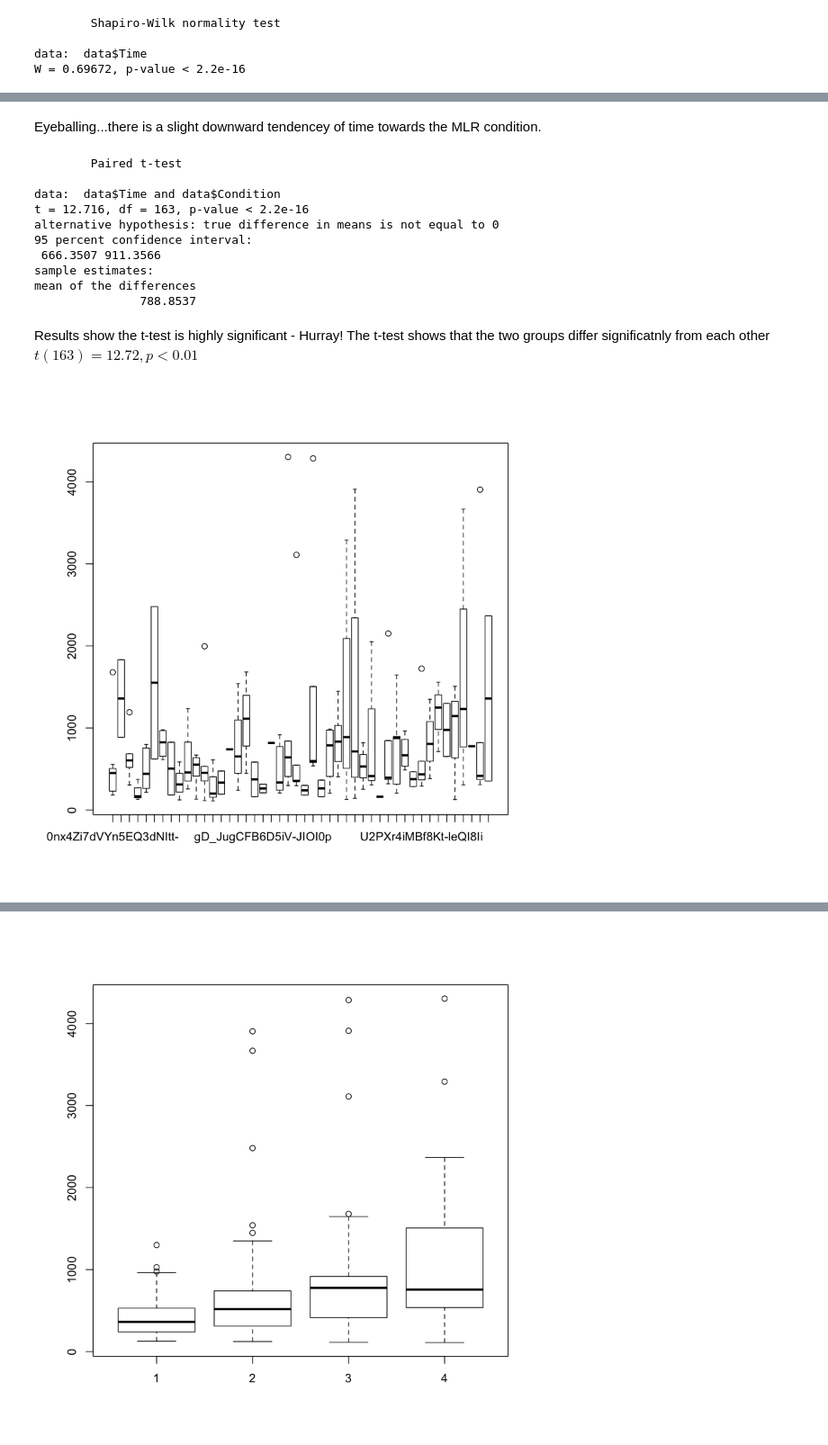
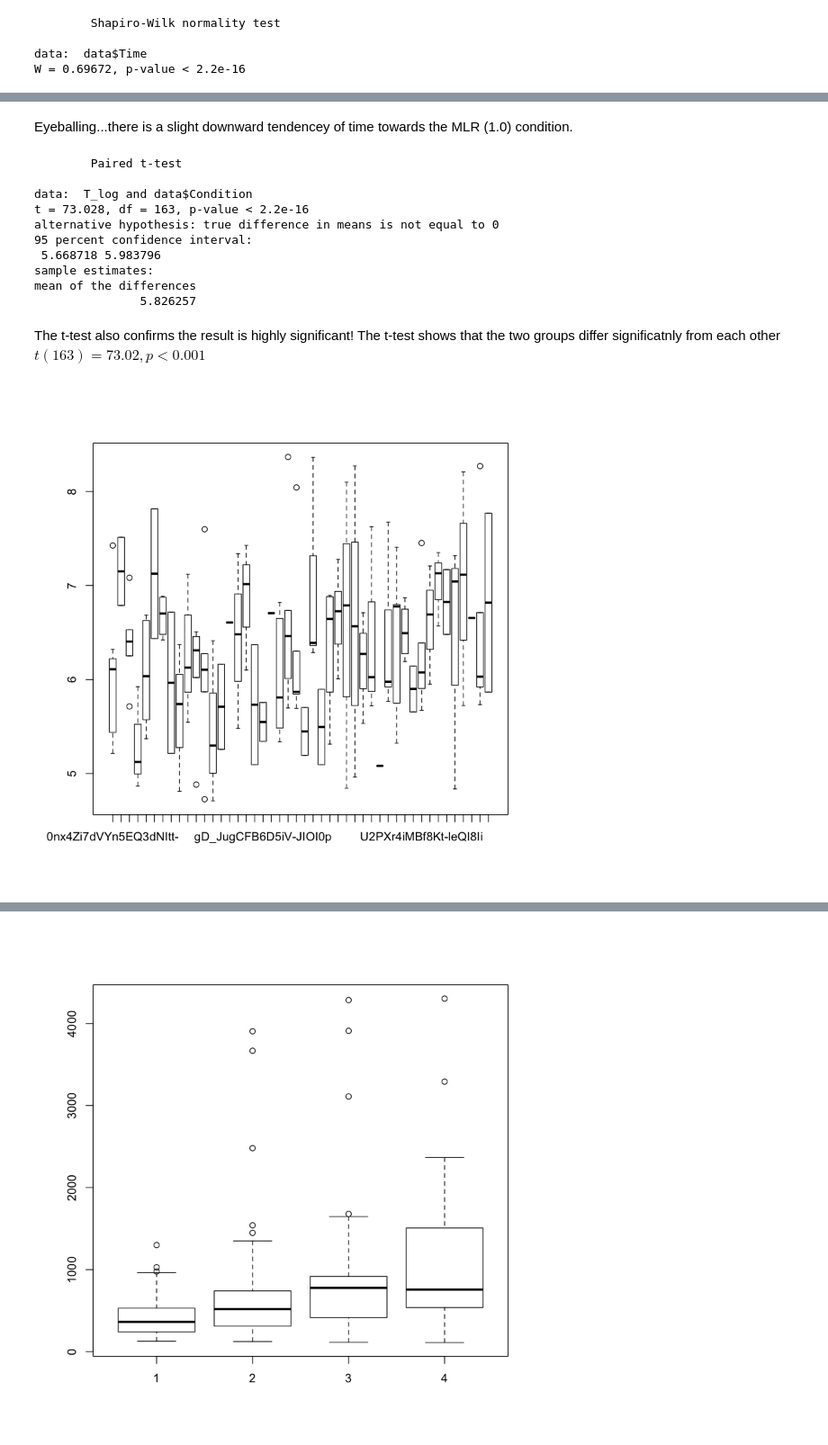
Before and after one commit to h21k/RRUX, a Jupyter notebook: Analysis.ipynb, the cells around one changed output, grey strips where cells are left out. Shown at 90% size. Cells and saved outputs as stored; diff of their text form; code cells hidden in the pictures.

```diff
--- a/Analysis.ipynb
+++ b/Analysis.ipynb
@@ -42,7 +60,7 @@ lapply(requiredPackages, require, character.only = TRUE);
 [1] TRUE
 # %%
 # Importing the data
-data <- read.xls("TimeAnalysis2_1.xlsx", verbose=FALSE, na.strings=c("NA"))
+data <- read.xls("data/TimeAnalysis2_1.xlsx", verbose=FALSE, na.strings=c("NA"))
 # %%
 # quick check on the data
 head(data)
@@ -114,25 +147,26 @@ scatterplot(Time ~ Condition, data=data)
 # %% [markdown]
-Eyeballing...there is a slight downward tendencey of time towards the MLR condition.
+Eyeballing...there is a slight downward tendencey of time towards the MLR (1.0) condition.
 # %%
-# Now the t-test (paired because our within-participants design)
-t.test(data$Time, data$Condition, paired = TRUE, alternative = "two.sided")
+# We also perfomed a t-test (paired because our within-participants design) to
+# check robustness
+t.test(T_log, data$Condition, paired = TRUE, alternative = "two.sided")
 # %% [output]
         Paired t-test
 
-data:  data$Time and data$Condition
-t = 12.716, df = 163, p-value < 2.2e-16
+data:  T_log and data$Condition
+t = 73.028, df = 163, p-value < 2.2e-16
 alternative hypothesis: true difference in means is not equal to 0
 95 percent confidence interval:
- 666.3507 911.3566
+ 5.668718 5.983796
 sample estimates:
 mean of the differences
-               788.8537
+               5.826257
 # %% [markdown]
-Results show the t-test is highly significant - Hurray!
-The t-test shows that the two groups differ significatnly from each other $t(163) = 12.72, p < 0.01$
+The t-test also confirms the result is highly significant!
+The t-test shows that the two groups differ significatnly from each other $t(163) = 73.02, p < 0.001$
 # %%
 # before we carry on, lets have a look if there is a difference of timing in terms of the
 # documents. First the box plot:
-boxplot(data$Time~data$PDF)
+boxplot(T_log~data$PDF)
 # %% [output]
-[figure, old version]
+[figure, new version]
```
Also changed, not shown: parts of 112 cells of this notebook, 8 other files.
